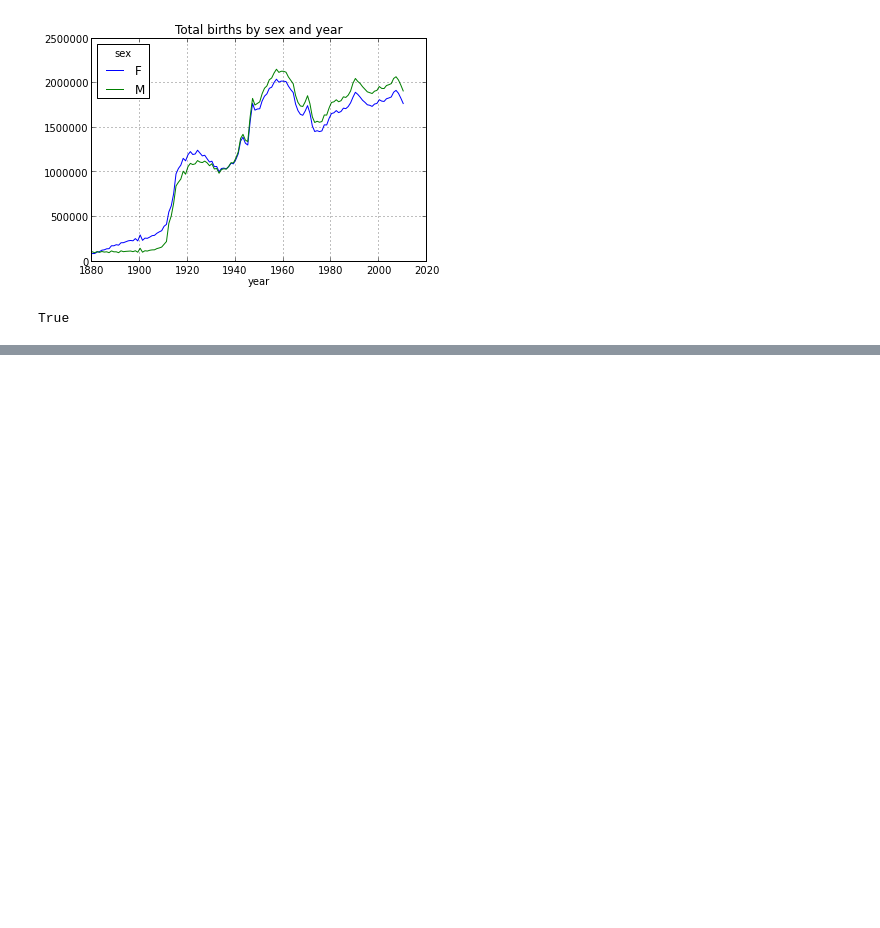
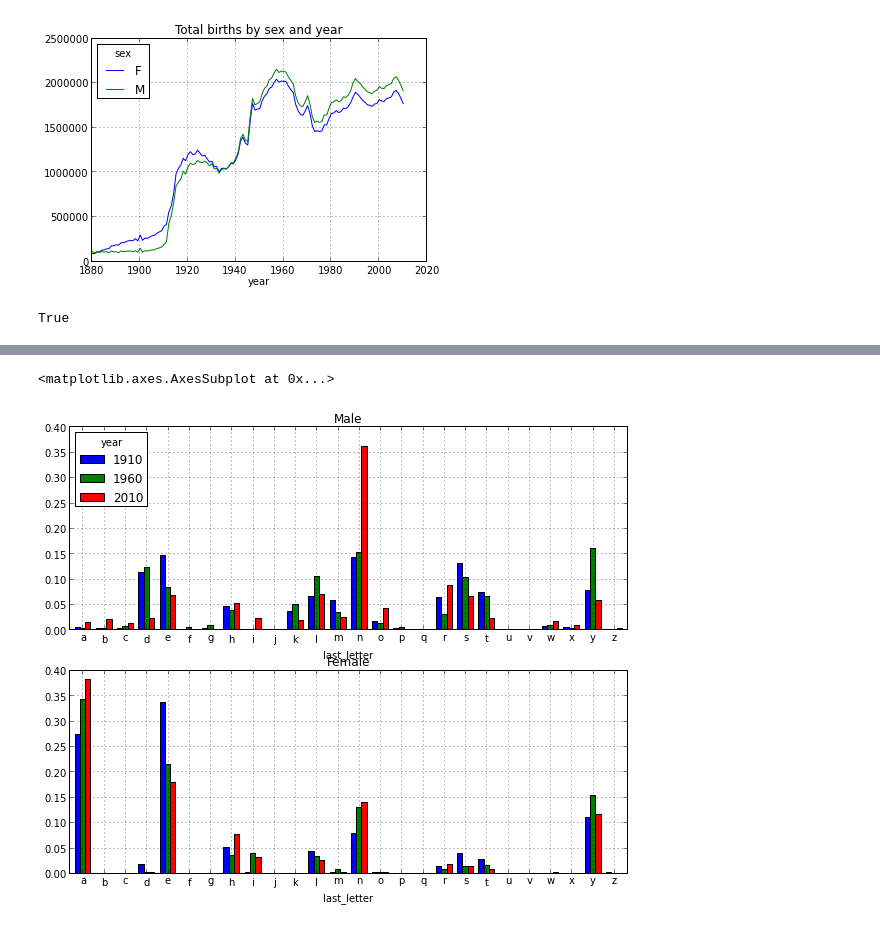
Before and after one commit to tatsiana/python_workbooks, a Jupyter notebook: python4DA/Chapter 2 Workbook.ipynb, the cells around one changed output, grey strips where cells are left out. Cells and saved outputs as stored; diff of their text form; code cells hidden in the pictures; blank space fills up the shorter version.

```diff
--- a/python4DA/Chapter 2 Workbook.ipynb
+++ b/python4DA/Chapter 2 Workbook.ipynb
@@ -298,0 +386,7 @@ True
+# %%
+fig, axes = plt.subplots(2, 1, figsize=(10, 8))
+letter_prop['M'].plot(kind='bar', rot=0, ax=axes[0], title='Male')
+letter_prop['F'].plot(kind='bar', rot=0, ax=axes[1], title='Female', legend=False)
+# %% [output]
+<matplotlib.axes.AxesSubplot at 0x...>
+[figure, added]
```
Also changed, not shown: parts of 28 cells of this notebook.
